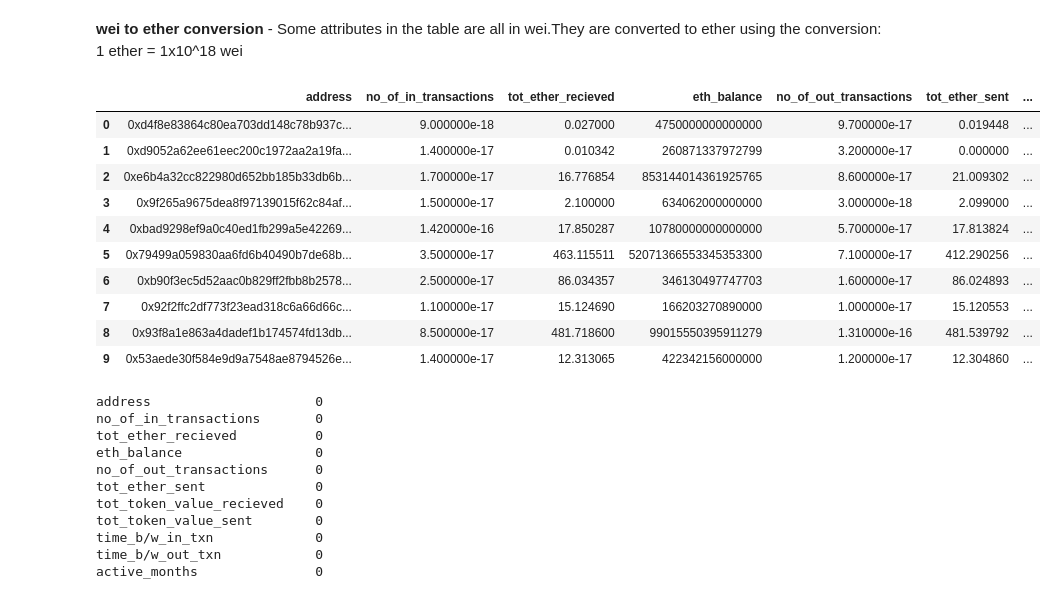
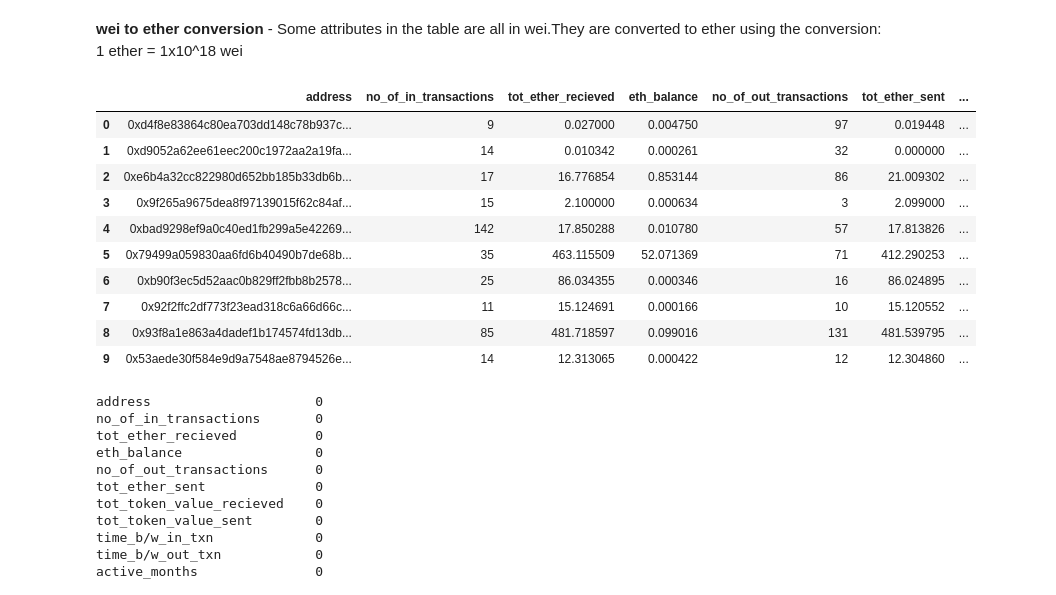
Before and after one commit to m-shilpa/ethereum-data-analysis, a Jupyter notebook: Data_Preprocessing.ipynb, the cells around one changed output. Cells and saved outputs as stored; diff of their text form; code cells hidden in the pictures.

```diff
--- a/Data_Preprocessing.ipynb
+++ b/Data_Preprocessing.ipynb
@@ -415,9 +419,15 @@ active_months                 int64
 monthly_out_txn              object
 monthly_in_txn              float64
 dtype: object
+# %%
+data['eth_balance'] = pd.to_numeric(data['eth_balance'], downcast="float",errors='coerce')
+data['monthly_out_txn'] = pd.to_numeric(data['monthly_out_txn'], downcast="float",errors='coerce')
+# %%
+data['tot_ether_sent'] = pd.to_numeric(data['tot_ether_sent'], downcast="float",errors='coerce')
+data['tot_ether_recieved'] = pd.to_numeric(data['tot_ether_recieved'], downcast="float",errors='coerce')
 # %%
 data['monthly_ether_sent']=0
 data['monthly_ether_recieved']=0
-data['monthly_ether_sent']= data['monthly_ether_sent'].div(data['active_months'])
-data['monthly_ether_recieved']= data['monthly_ether_recieved'].div(data['active_months'])
+data['monthly_ether_sent']= data['tot_ether_sent' ].div(data['active_months'])
+data['monthly_ether_recieved']= data['tot_ether_recieved'].div(data['active_months'])
 # %%
@@ -430,25 +440,25 @@ inf in monthly_ether_recieved 0
 **wei to ether conversion**  - Some attributes in the table are all in wei.They are converted to ether using the conversion: 1 ether = 1x10^18 wei
 # %%
 wei = pow(10,18)
-attributes = ['no_of_in_transactions', 'tot_ether_recieved','no_of_out_transactions', 'tot_ether_sent', 'tot_token_value_recieved','tot_token_value_sent', 'monthly_ether_sent', 'monthly_ether_recieved']
+attributes = ['eth_balance', 'tot_ether_recieved', 'tot_ether_sent', 'tot_token_value_recieved','tot_token_value_sent', 'monthly_ether_sent', 'monthly_ether_recieved']
 for attr in attributes:
   if data[attr].dtype == 'object':
     data[attr] = pd.to_numeric(data[attr], errors='coerce')
   data[attr] = data[attr].div(wei)
 
 data.head(10)
 # %% [output]
 |  | address | no_of_in_transactions | tot_ether_recieved | eth_balance | no_of_out_transactions | tot_ether_sent | ... |
-| 0 | 0xd4f8e83864c80ea703dd148c78b937c... | 9.000000e-18 | 0.027000 | 4750000000000000 | 9.700000e-17 | 0.019448 | ... |
-| 1 | 0xd9052a62ee61eec200c1972aa2a19fa... | 1.400000e-17 | 0.010342 | 260871337972799 | 3.200000e-17 | 0.000000 | ... |
-| 2 | 0xe6b4a32cc822980d652bb185b33db6b... | 1.700000e-17 | 16.776854 | 853144014361925765 | 8.600000e-17 | 21.009302 | ... |
-| 3 | 0x9f265a9675dea8f97139015f62c84af... | 1.500000e-17 | 2.100000 | 634062000000000 | 3.000000e-18 | 2.099000 | ... |
-| 4 | 0xbad9298ef9a0c40ed1fb299a5e42269... | 1.420000e-16 | 17.850287 | 10780000000000000 | 5.700000e-17 | 17.813824 | ... |
-| 5 | 0x79499a059830aa6fd6b40490b7de68b... | 3.500000e-17 | 463.115511 | 52071366553345353300 | 7.100000e-17 | 412.290256 | ... |
-| 6 | 0xb90f3ec5d52aac0b829ff2fbb8b2578... | 2.500000e-17 | 86.034357 | 346130497747703 | 1.600000e-17 | 86.024893 | ... |
-| 7 | 0x92f2ffc2df773f23ead318c6a66d66c... | 1.100000e-17 | 15.124690 | 166203270890000 | 1.000000e-17 | 15.120553 | ... |
-| 8 | 0x93f8a1e863a4dadef1b174574fd13db... | 8.500000e-17 | 481.718600 | 99015550395911279 | 1.310000e-16 | 481.539792 | ... |
-| 9 | 0x53aede30f584e9d9a7548ae8794526e... | 1.400000e-17 | 12.313065 | 422342156000000 | 1.200000e-17 | 12.304860 | ... |
+| 0 | 0xd4f8e83864c80ea703dd148c78b937c... | 9 | 0.027000 | 0.004750 | 97 | 0.019448 | ... |
+| 1 | 0xd9052a62ee61eec200c1972aa2a19fa... | 14 | 0.010342 | 0.000261 | 32 | 0.000000 | ... |
+| 2 | 0xe6b4a32cc822980d652bb185b33db6b... | 17 | 16.776854 | 0.853144 | 86 | 21.009302 | ... |
+| 3 | 0x9f265a9675dea8f97139015f62c84af... | 15 | 2.100000 | 0.000634 | 3 | 2.099000 | ... |
+| 4 | 0xbad9298ef9a0c40ed1fb299a5e42269... | 142 | 17.850288 | 0.010780 | 57 | 17.813826 | ... |
+| 5 | 0x79499a059830aa6fd6b40490b7de68b... | 35 | 463.115509 | 52.071369 | 71 | 412.290253 | ... |
+| 6 | 0xb90f3ec5d52aac0b829ff2fbb8b2578... | 25 | 86.034355 | 0.000346 | 16 | 86.024895 | ... |
+| 7 | 0x92f2ffc2df773f23ead318c6a66d66c... | 11 | 15.124691 | 0.000166 | 10 | 15.120552 | ... |
+| 8 | 0x93f8a1e863a4dadef1b174574fd13db... | 85 | 481.718597 | 0.099016 | 131 | 481.539795 | ... |
+| 9 | 0x53aede30f584e9d9a7548ae8794526e... | 14 | 12.313065 | 0.000422 | 12 | 12.304860 | ... |
 # %%
 data.isna().sum()
 # %% [output]
```
Also changed, not shown: parts of 3 cells of this notebook.
